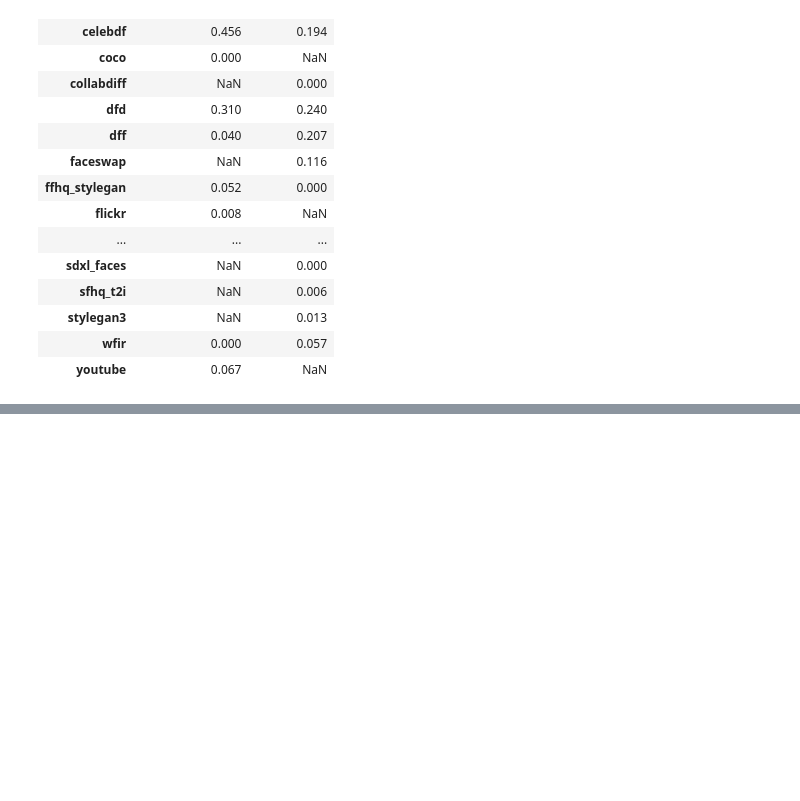
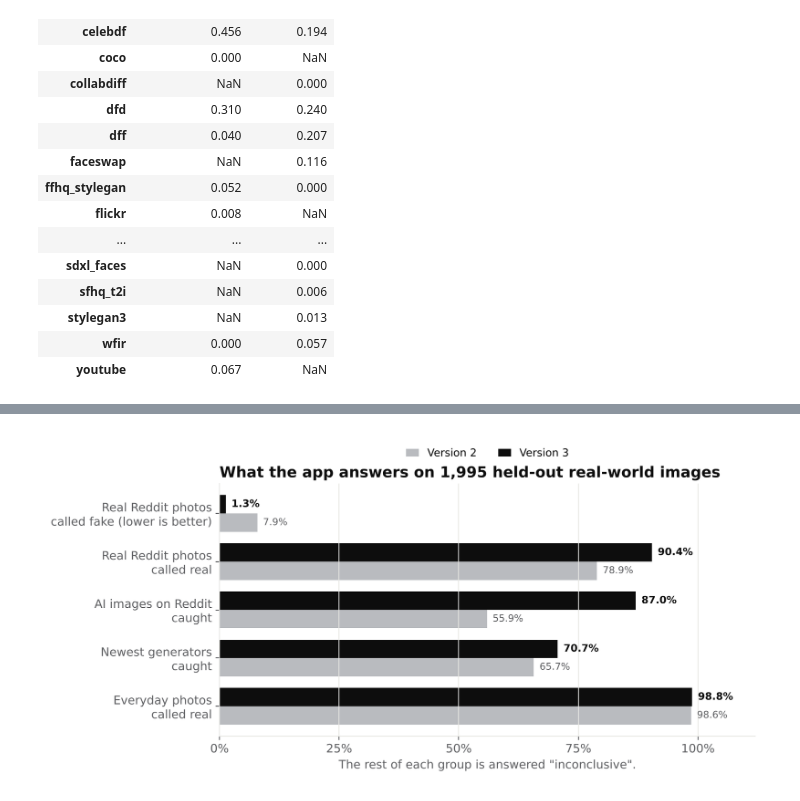
Before and after one commit to MoamenFouad/deep-fake-ai-powered-detector, a Jupyter notebook: ml/notebooks/02_training_and_evaluation.ipynb, the cells around one changed output, grey strips where cells are left out. Saved outputs shown, nothing was run; the diff lists cells and outputs as text; code cells hidden in the pictures; blank space fills up the shorter version.

Commit message:
docs: real-world before and after figure and notebook section for version 3

```diff
--- a/ml/notebooks/02_training_and_evaluation.ipynb
+++ b/ml/notebooks/02_training_and_evaluation.ipynb
@@ -119,0 +176,4 @@ held.assign(wrong=(held.p >= 0.5) != held.label).groupby(['source', 'label']).wr
+# %%
+display(Show(filename=str(REPORTS / 'real_world.png')))
+# %% [output]
+[figure, added]
```
Also changed, not shown: parts of 5 cells of this notebook, 3 other files.
